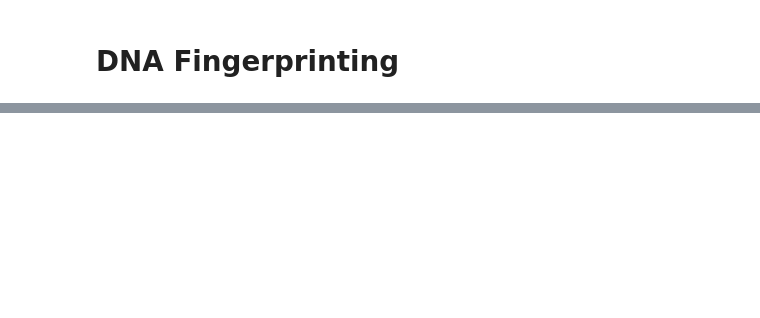
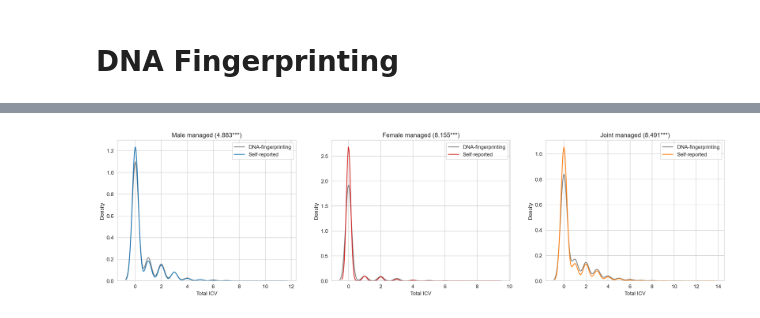
Before and after one commit to japrietov/Technology-Adoption, a Jupyter notebook: Code/Houshold Information (Python).ipynb, the cells around one changed output, grey strips where cells are left out. Drawn from its saved outputs; the diff is of its cells as text; code cells hidden in the pictures; blank space fills up the shorter version.

```diff
--- a/Code/Houshold Information (Python).ipynb
+++ b/Code/Houshold Information (Python).ipynb
@@ -123,0 +204,4 @@ df_HHcomposition# .head(40)# .keys()
+# %%
+path_raw =  '../Data/drive-download-20231006T131216Z-001/Files/Data Cleaning - Individual Files/Original Files - Not Cleaned/CMS (entire database)/Files/'
+df_HHcomposition = pd.read_stata(path_raw + 'Cassava_Plot_All regions _dr tunji_Nike_var_coded.dta')
+df_HHcomposition# ['D08_Plot_manager'].value_counts()
@@ -123,0 +284,10 @@ df_HHcomposition# .head(40)# .keys()
+# %%
+df_CMS_HH  = df_CMS#[df_CMS['A06_Relatn_hhd'] == 'Household head']
+df_CMS_HH  = df_CMS_HH.rename(columns={'Household_ICV': 'Total ICV - Survey', 'planted': 'Y_N ICV - Survey',
+                                       'Male_ICV_Managed': 'Total ICV Male - Survey', 'Female_ICV_Managed': 'Total ICV Female - Survey',
+                                       'Joint_ICV_Managed': 'Total ICV Joint - Survey'})
+
+df_CMS_HH_DNA = pd.merge(df_merge, df_CMS_HH[['HouseID', 'A02_Sex', 'Total ICV - Survey', 'Y_N ICV - Survey',
+                                            'Total ICV Male - Survey', 'Total ICV Female - Survey', 'Total ICV Joint - Survey']],
+                         on='HouseID')
+df_CMS_HH_DNA
@@ -123,0 +308,33 @@ df_HHcomposition# .head(40)# .keys()
+# %%
+fig1, ax1 = plt.subplots(1, 3, figsize=(21,5), dpi=200)
+var = 'Total ICV Male'
+sns.kdeplot(df_CMS_HH_DNA[var + " - DNA"], ax = ax1[0],  color="C7", label ="DNA-fingerprinting")
+sns.kdeplot(df_CMS_HH_DNA[var + " - Survey"], ax = ax1[0], color="C0", label ="Self-reported")
+ttest_HM = ttest_rel(df_CMS_HH_DNA[f'{var} - DNA'], df_CMS_HH_DNA[f'{var} - Survey'], nan_policy='omit')
+
+
+var = 'Total ICV Female'
+sns.kdeplot(df_CMS_HH_DNA[var + " - DNA"], ax = ax1[1],  color="C7", label ="DNA-fingerprinting")
+sns.kdeplot(df_CMS_HH_DNA[var + " - Survey"], ax = ax1[1], color="C3", label ="Self-reported")
+ttest_HF = ttest_rel(df_CMS_HH_DNA[f'{var} - DNA'], df_CMS_HH_DNA[f'{var} - Survey'], nan_policy='omit')
+
+
+var = 'Total ICV Joint'
+sns.kdeplot(df_CMS_HH_DNA[var + " - DNA"], ax = ax1[2],  color="C7", label ="DNA-fingerprinting")
+sns.kdeplot(df_CMS_HH_DNA[var + " - Survey"], ax = ax1[2], color="C1", label ="Self-reported")
+ttest_HJ = ttest_rel(df_CMS_HH_DNA[f'{var} - DNA'], df_CMS_HH_DNA[f'{var} - Survey'], nan_policy='omit')
+
+
+ax1[0].set_xlabel('Total ICV')
+ax1[1].set_xlabel('Total ICV')
+ax1[2].set_xlabel('Total ICV')
+ax1[0].set_title(f'Male managed ({convert_pvalue(ttest_HM[0], ttest_HM[1])})')
+ax1[1].set_title(f'Female managed ({convert_pvalue(ttest_HF[0], ttest_HF[1])})')
+ax1[2].set_title(f'Joint managed ({convert_pvalue(ttest_HJ[0], ttest_HJ[1])})')
+ax1[0].legend(loc=1)
+ax1[1].legend(loc=1)
+ax1[2].legend(loc=1)
+
+fig1.savefig(f"../Output/Figures/CMS_DNA_managed.png", dpi=200, bbox_inches='tight' )
+# %% [output]
+[figure, added]
```
Also changed, not shown: parts of 21 cells of this notebook, 18 other files.
